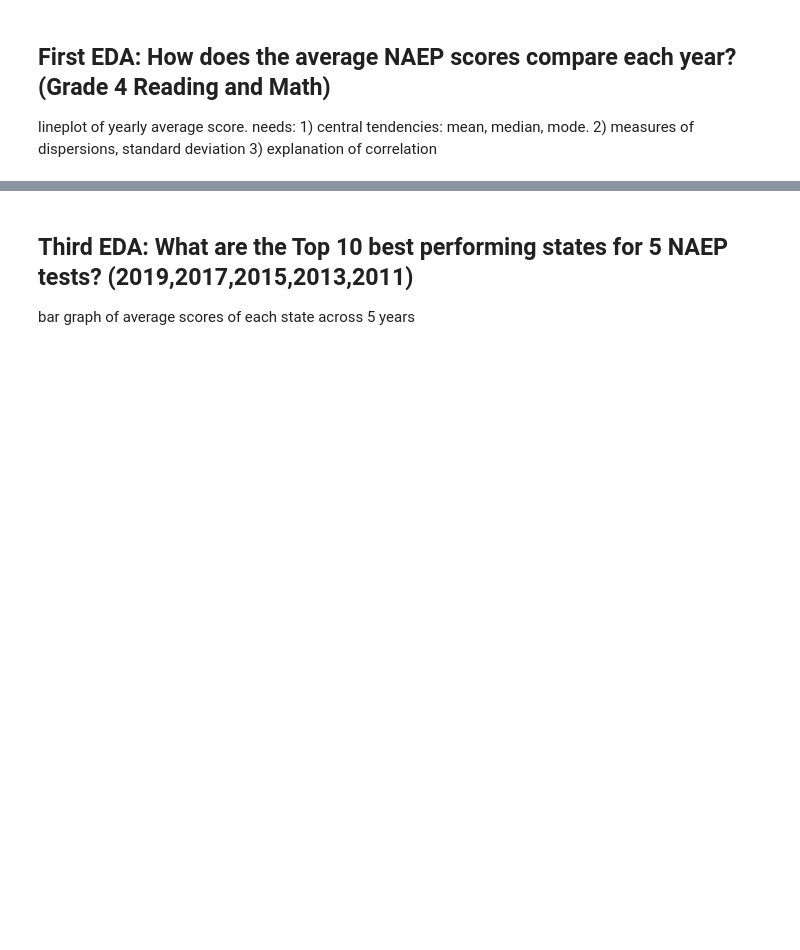
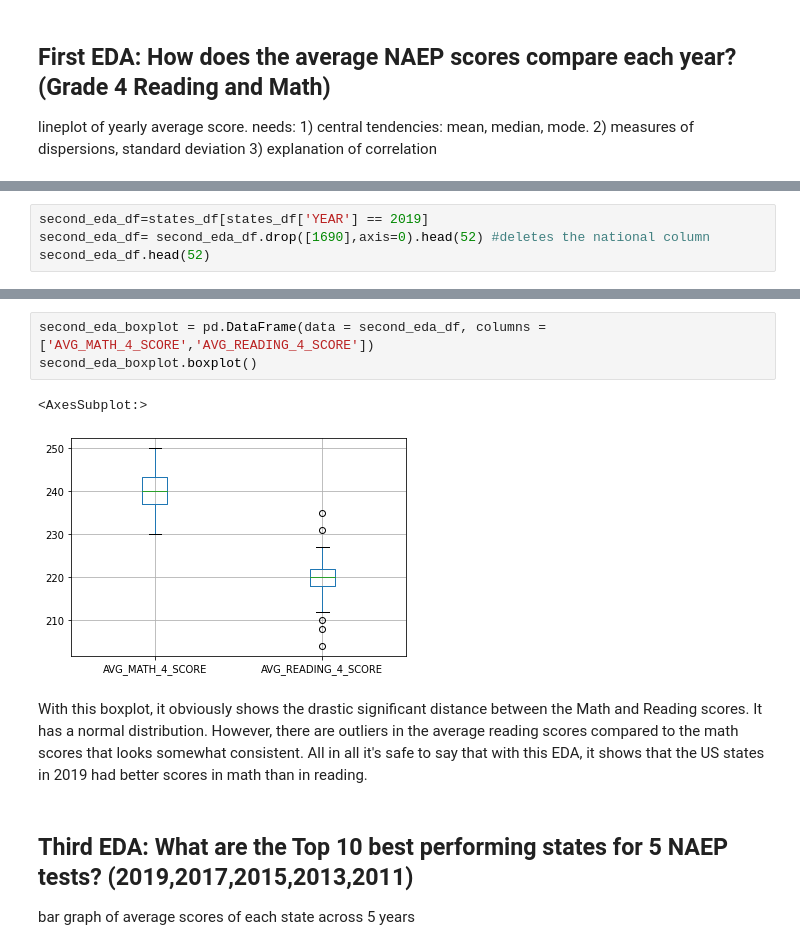
Before and after one commit to trickdevsinschool/CSMODEL_PROJECT_1, a Jupyter notebook: states_csmodel.ipynb, the cells around one changed output, grey strips where cells are left out. Drawn from its saved outputs; the diff is of its cells as text; blank space fills up the shorter version.

Commit message:
Second EDA done

```diff
--- a/states_csmodel.ipynb
+++ b/states_csmodel.ipynb
@@ -155,0 +154,4 @@ boxplot of reading vs math scores 2019 only
+# %%
+second_eda_df=states_df[states_df['YEAR'] == 2019]
+second_eda_df= second_eda_df.drop([1690],axis=0).head(52) #deletes the national column
+second_eda_df.head(52)
@@ -156,3 +202,11 @@ boxplot of reading vs math scores 2019 only
+# %%
+second_eda_boxplot = pd.DataFrame(data = second_eda_df, columns = ['AVG_MATH_4_SCORE','AVG_READING_4_SCORE'])
+second_eda_boxplot.boxplot()
+# %% [output]
+<AxesSubplot:>
+[figure, added]
+# %% [markdown]
+With this boxplot, it obviously shows the drastic significant distance between the Math and Reading scores. It has a normal distribution. However, there are outliers in the average reading scores compared to the math scores that looks somewhat consistent. All in all it's safe to say that with this EDA, it shows that the US states in 2019 had better scores in math than in reading.
 # %% [markdown]
 ## Third EDA: What are the Top 10 best performing states for 5 NAEP tests? (2019,2017,2015,2013,2011)
 
```
Also changed, not shown: parts of 9 cells of this notebook.
